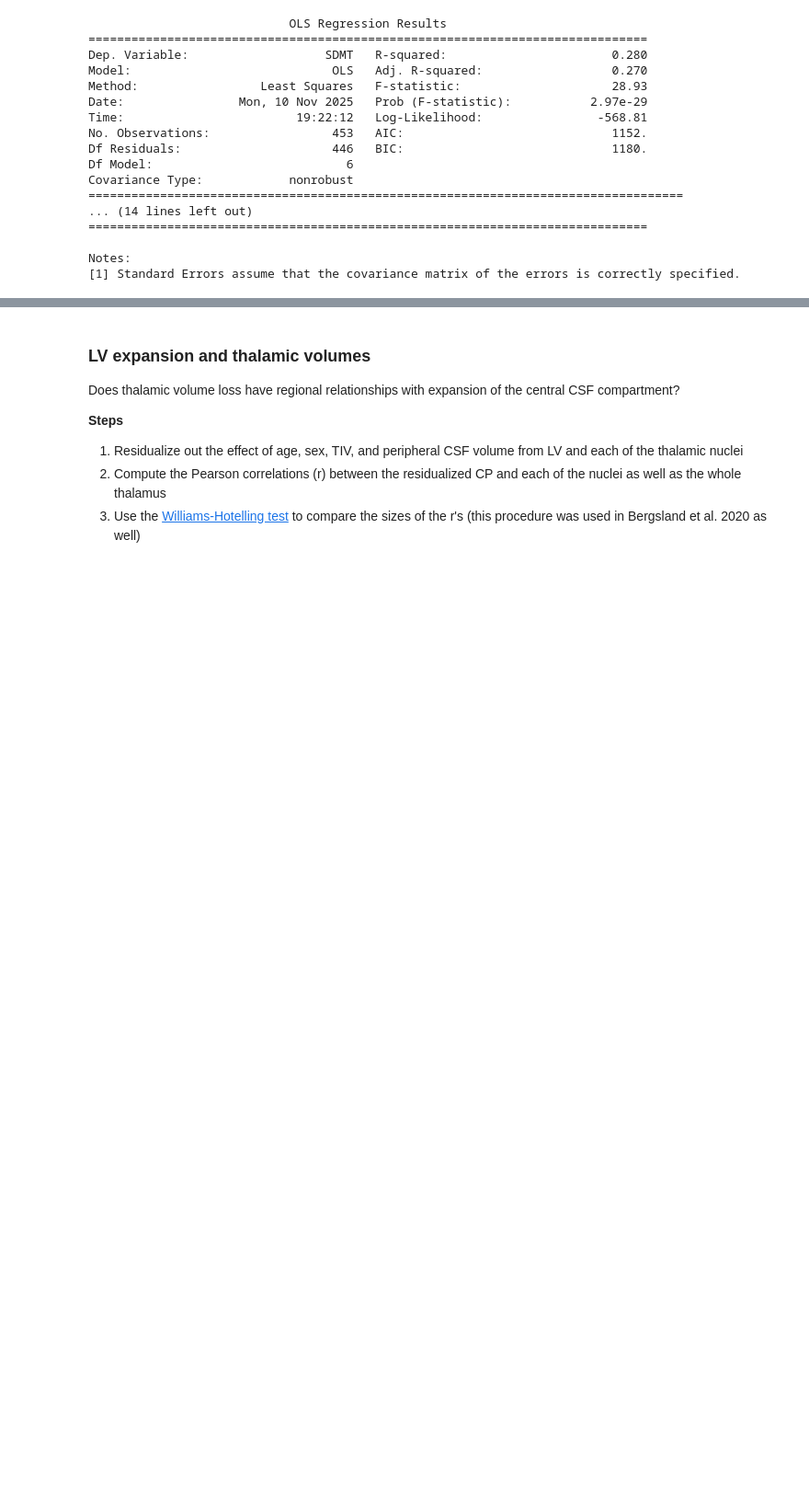
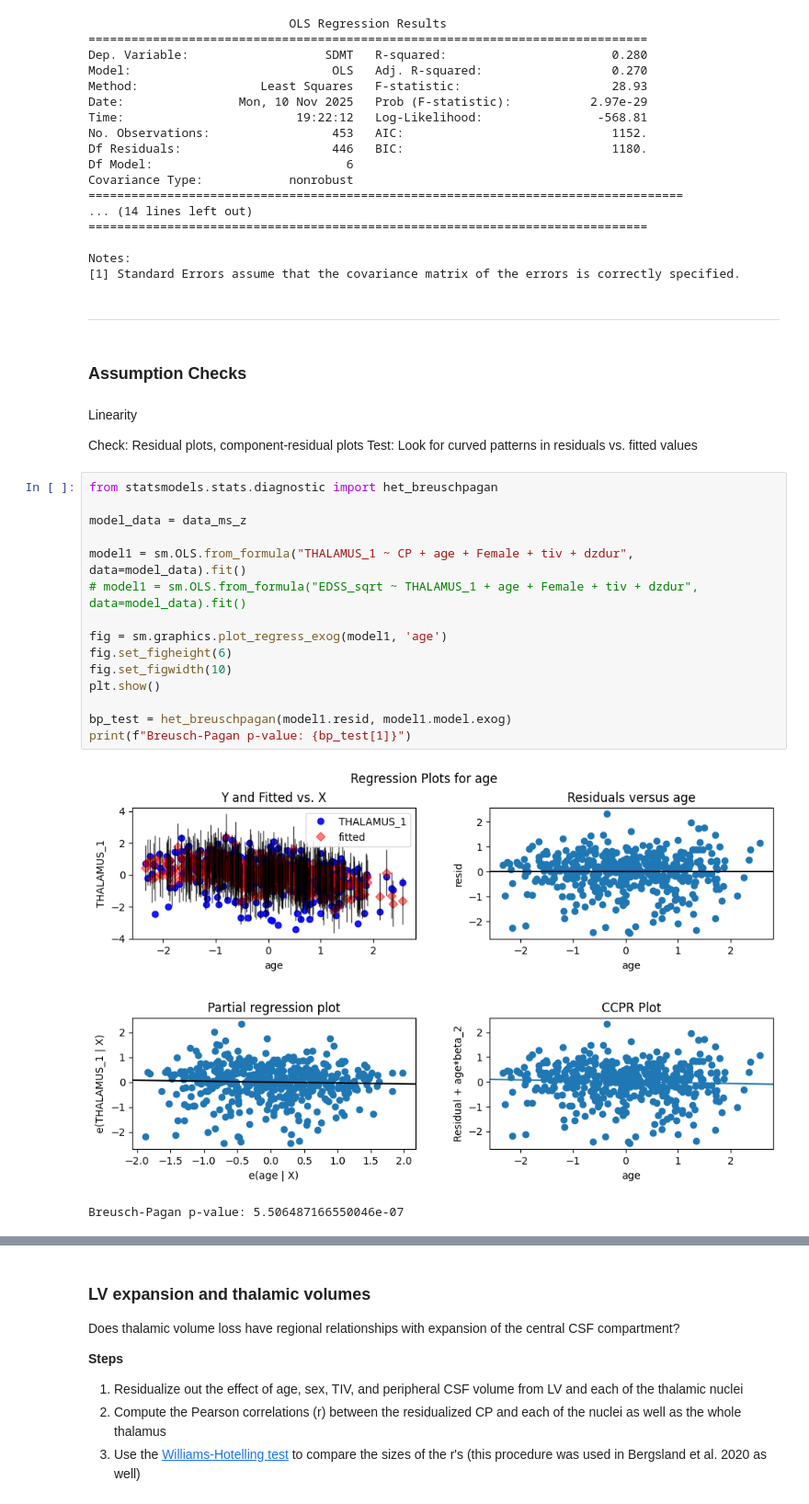
Before and after one commit to srs328/ms_mri, a Jupyter notebook: analysis/thalamus/results/6-Thalamic_nuclei_and_disability.ipynb, the cells around one changed output, grey strips where cells are left out. Shown at 92% size. Saved outputs shown, nothing was run; the diff lists cells and outputs as text; blank space fills up the shorter version.

```diff
--- a/analysis/thalamus/results/6-Thalamic_nuclei_and_disability.ipynb
+++ b/analysis/thalamus/results/6-Thalamic_nuclei_and_disability.ipynb
@@ -686,3 +731,30 @@ Covariance Type:            nonrobust
 
 Notes:
 [1] Standard Errors assume that the covariance matrix of the errors is correctly specified.
+# %% [markdown]
+---
+# %% [markdown]
+### Assumption Checks
+# %% [markdown]
+Linearity
+
+Check: Residual plots, component-residual plots
+Test: Look for curved patterns in residuals vs. fitted values
+# %%
+from statsmodels.stats.diagnostic import het_breuschpagan
+
+model_data = data_ms_z
+
+model1 = sm.OLS.from_formula("THALAMUS_1 ~ CP + age + Female + tiv + dzdur", data=model_data).fit()
+# model1 = sm.OLS.from_formula("EDSS_sqrt ~ THALAMUS_1 + age + Female + tiv + dzdur", data=model_data).fit()
+
+fig = sm.graphics.plot_regress_exog(model1, 'age')
+fig.set_figheight(6)
+fig.set_figwidth(10)
+plt.show()
+
+bp_test = het_breuschpagan(model1.resid, model1.model.exog)
+print(f"Breusch-Pagan p-value: {bp_test[1]}")
+# %% [output]
+[figure, added]
+Breusch-Pagan p-value: 5.506487166550046e-07
```
Also changed, not shown: parts of 7 cells of this notebook, 2 other files.
